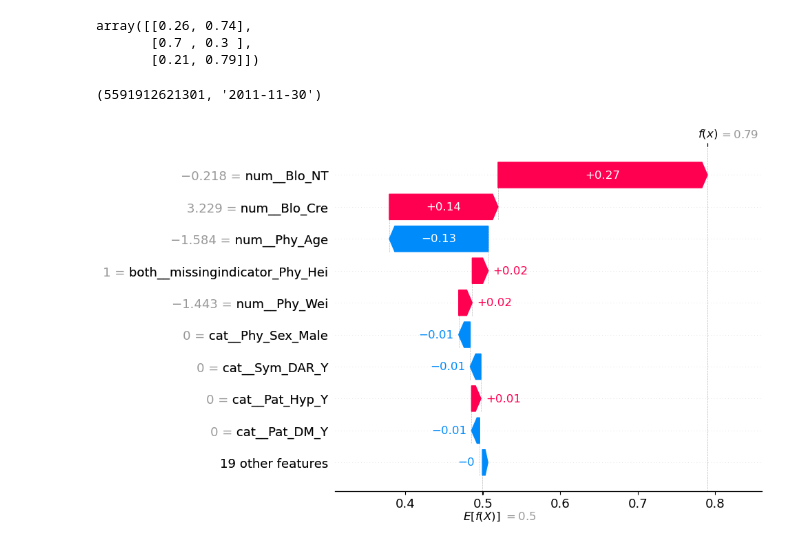
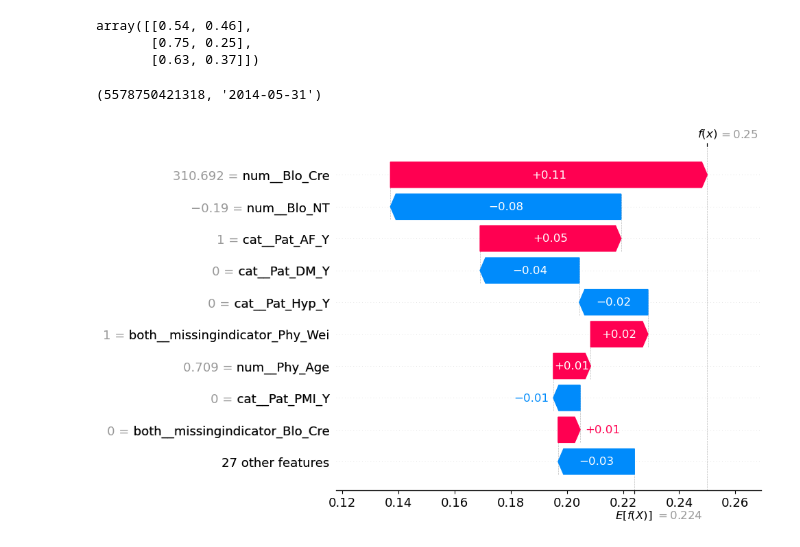
Before and after one commit to BorutFlis/models, a Jupyter notebook: early_diagnosis/notebooks/Load and Explain.ipynb, the cells around one changed output. Drawn from its saved outputs; the diff is of its cells as text; code cells hidden in the pictures.

```diff
--- a/early_diagnosis/notebooks/Load and Explain.ipynb
+++ b/early_diagnosis/notebooks/Load and Explain.ipynb
@@ -12,7 +12,7 @@ mlflow.set_tracking_uri("http://127.0.0.1:5000")
 
 # model = mlflow.sklearn.load_model(f"runs:/{run_id}/early_diagnosis")
 
-logged_model = 'runs:/7f5c74ea4c054ffd8e9a99108d9028c6/model'
+logged_model = 'runs:/344f9a5526774a2ca0006b37d3ee2671/model'
 
 # Load model as a PyFuncModel.
 loaded_model = mlflow.sklearn.load_model(logged_model)
@@ -45,4 +70,8 @@ import pandas as pd
 
 test_examples_df = pd.read_csv(os.path.join(DATA_DIR, "raw", "NT_top_10_test.csv"), index_col=[0, 1])
 # %%
-test_examples_df
+missing_cols = ['Blo_EGFR', 'Med_TD', 'Sym_PC', 'Sym_PrE', 'Sym_PO']
+test_examples_df = pd.concat([
+    test_examples_df,
+    pd.DataFrame(columns=missing_cols, index=test_examples_df.index)
+], axis=1)
@@ -55,9 +78,11 @@ test_examples_df
+# %%
+test_examples_df = test_examples_df.iloc[:3]
 # %%
 loaded_model.predict_proba(test_examples_df)
 # %% [output]
-array([[0.26, 0.74],
-       [0.7 , 0.3 ],
-       [0.21, 0.79]])
+array([[0.54, 0.46],
+       [0.75, 0.25],
+       [0.63, 0.37]])
 # %%
 imputer = loaded_model['preprocessor']
 
@@ -65,11 +90,11 @@ imputed_test_examples_df = pd.DataFrame(imputer.transform(test_examples_df), col
 # %%
 import shap
 
 explainer = shap.TreeExplainer(loaded_model["classifier"])
-i = 2
+i = 1
 print(imputed_test_examples_df.index[i])
 shap_values = explainer(imputed_test_examples_df)
 shap.waterfall_plot(shap_values[i,: , 1])
 # %% [output]
-(5591912621301, '2011-11-30')
+(5578750421318, '2014-05-31')
-[figure, old version]
+[figure, new version]
```
Also changed, not shown: parts of 6 cells of this notebook, 3 other files.
